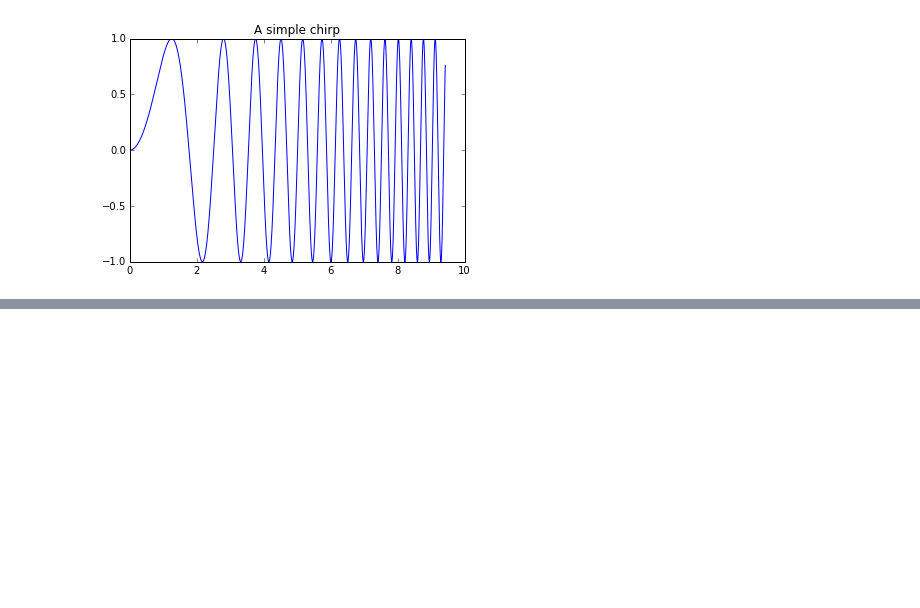
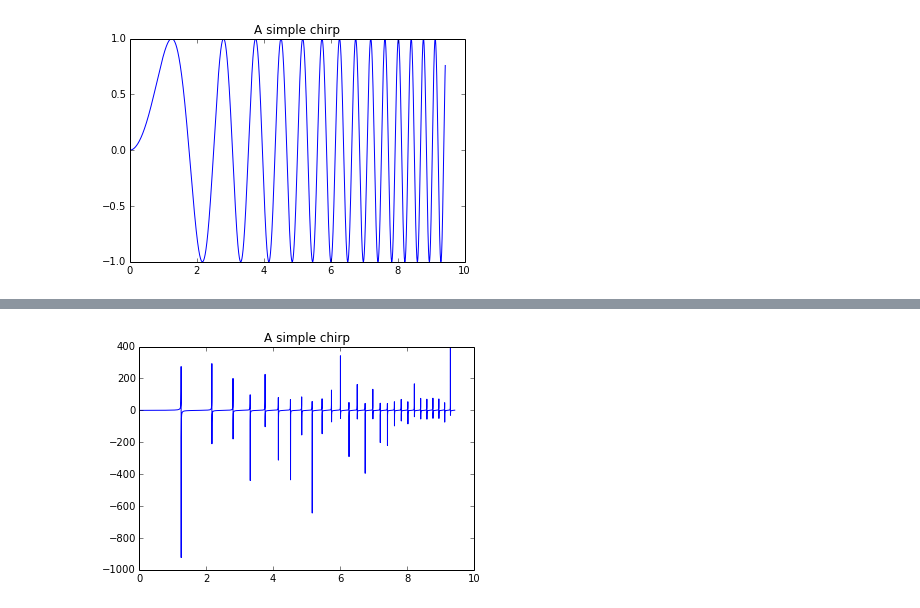
Before and after one commit to hschilling/learning_ipython, a Jupyter notebook: PracticingMatplotlib.ipynb, the cells around one changed output, grey strips where cells are left out. Drawn from its saved outputs; the diff is of its cells as text; code cells hidden in the pictures; blank space fills up the shorter version.

```diff
--- a/PracticingMatplotlib.ipynb
+++ b/PracticingMatplotlib.ipynb
@@ -50,0 +86,6 @@ show()
+# %%
+x = np.linspace(0, 3*np.pi, 5000)
+plt.plot(x, np.tan(x**2))
+plt.title('A simple chirp');
+# %% [output]
+[figure, added]
```
Also changed, not shown: parts of 2 cells of this notebook.
